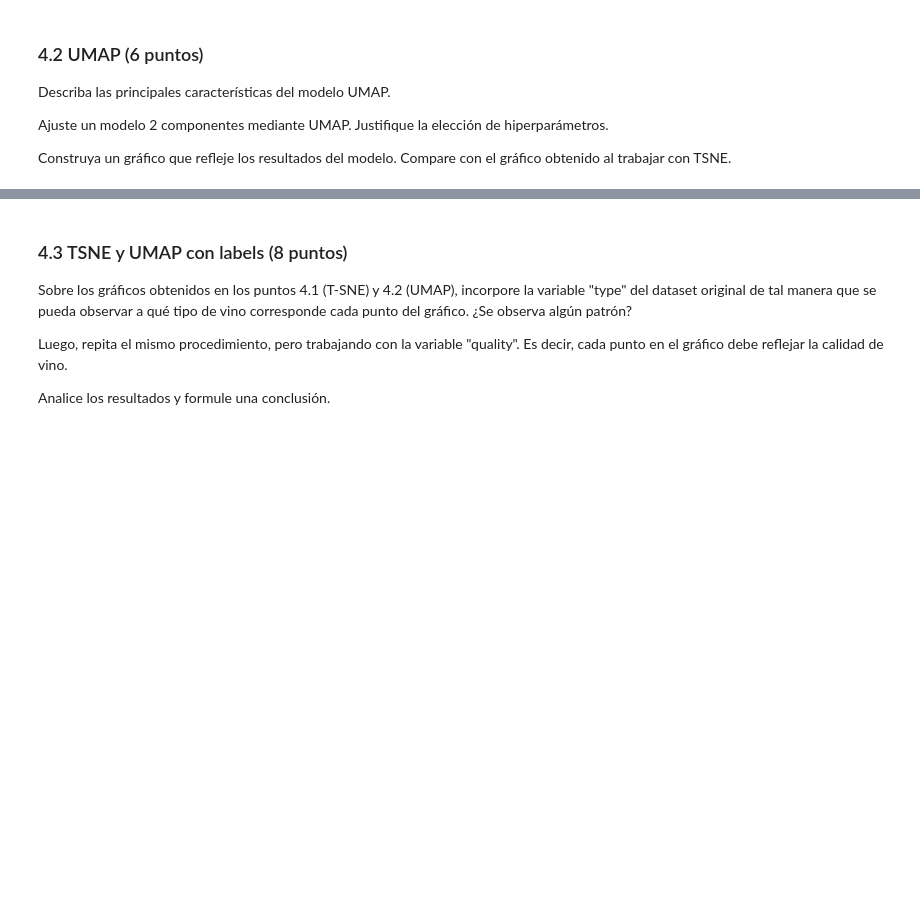
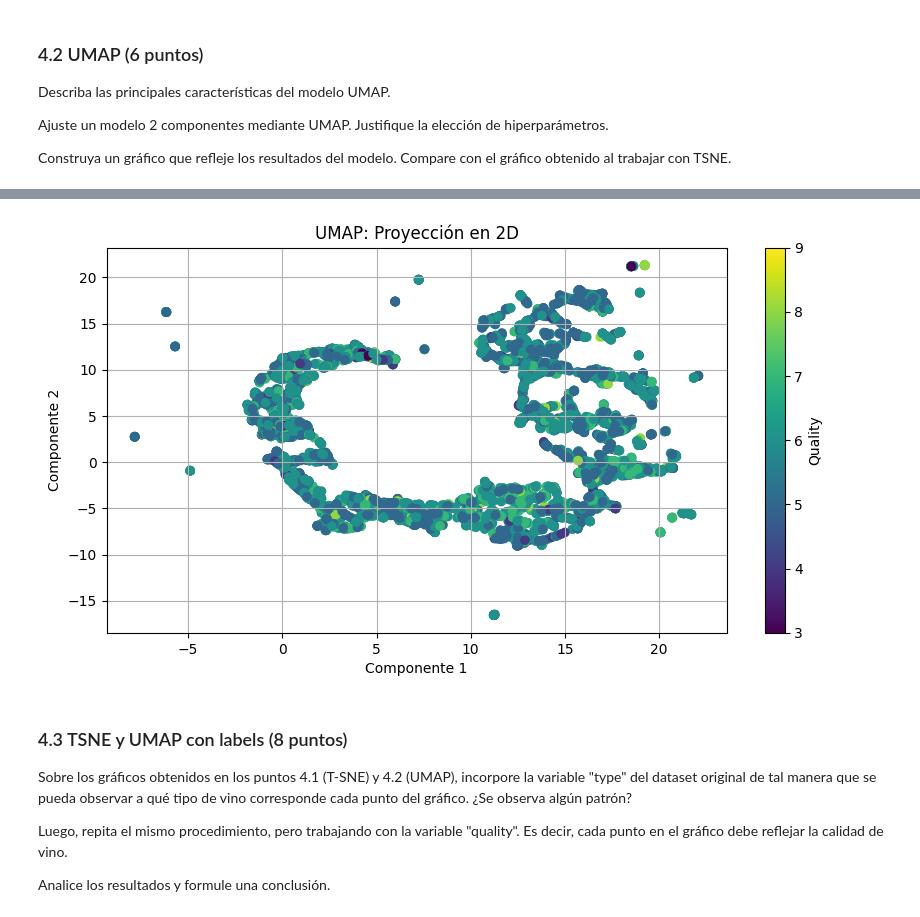
Before and after one commit to VicenteLavagnino/IIC2433, a Jupyter notebook: Tareas/T1/T1-VicenteLavagnino.ipynb, the cells around one changed output, grey strips where cells are left out. Saved outputs shown, nothing was run; the diff lists cells and outputs as text; code cells hidden in the pictures; blank space fills up the shorter version.

```diff
--- a/Tareas/T1/T1-VicenteLavagnino.ipynb
+++ b/Tareas/T1/T1-VicenteLavagnino.ipynb
@@ -492,3 +531,17 @@ RESPUESTA:
+# %%
+# UMAP
+umap_model = umap.UMAP(n_components=2, n_neighbors=8, min_dist=0.1, metric='euclidean', random_state=42)
+X_umap = umap_model.fit_transform(df_sin_outliers.drop(columns=['quality', 'type']))
+plt.figure(figsize=(10, 5))
+plt.scatter(X_umap[:, 0], X_umap[:, 1], c=df_sin_outliers['quality'], cmap='viridis')
+plt.title("UMAP: Proyección en 2D")
+plt.xlabel("Componente 1")
+plt.ylabel("Componente 2")
+plt.colorbar(label='Quality')
+plt.grid()
+plt.show()
+# %% [output]
+[figure, added]
 # %% [markdown]
 ### 4.3 TSNE y UMAP con labels (8 puntos)
 
```
Also changed, not shown: parts of 12 cells of this notebook, 1 other file.
